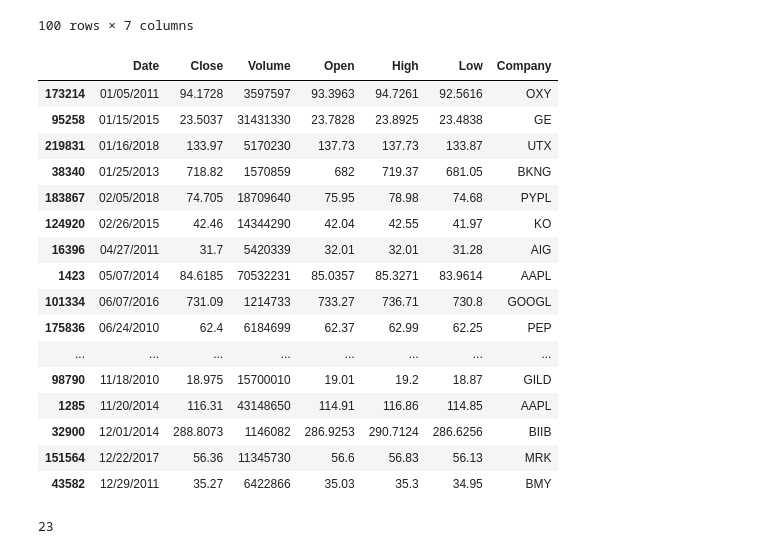
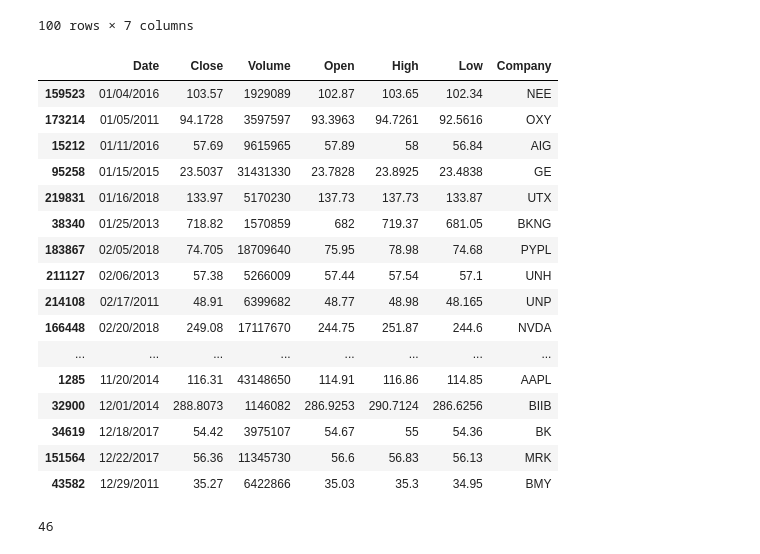
Before and after one commit to sfwtopoulos/stocks, a Jupyter notebook: Stocks.ipynb, the cells around one changed output. Saved outputs shown, nothing was run; the diff lists cells and outputs as text; code cells hidden in the pictures.

```diff
--- a/Stocks.ipynb
+++ b/Stocks.ipynb
@@ -108,31 +109,31 @@ dfstocks.head(100)
 | 20695 | 01/02/2014 | 115.795 | 2528751 | 114.36 | 116.19 | 114.06 | AMGN |
 100 rows × 7 columns
 # %%
-dfstocks_split = dfstocks.sample(frac=0.9999,random_state=200)
+dfstocks_split = dfstocks.sample(frac=0.9998,random_state=200)
 second_split=dfstocks.drop(dfstocks_split.index)
 second_split
 # %% [output]
 |  | Date | Close | Volume | Open | High | Low | Company |
+| 159523 | 01/04/2016 | 103.57 | 1929089 | 102.87 | 103.65 | 102.34 | NEE |
 | 173214 | 01/05/2011 | 94.1728 | 3597597 | 93.3963 | 94.7261 | 92.5616 | OXY |
+| 15212 | 01/11/2016 | 57.69 | 9615965 | 57.89 | 58 | 56.84 | AIG |
 | 95258 | 01/15/2015 | 23.5037 | 31431330 | 23.7828 | 23.8925 | 23.4838 | GE |
 | 219831 | 01/16/2018 | 133.97 | 5170230 | 137.73 | 137.73 | 133.87 | UTX |
 | 38340 | 01/25/2013 | 718.82 | 1570859 | 682 | 719.37 | 681.05 | BKNG |
 | 183867 | 02/05/2018 | 74.705 | 18709640 | 75.95 | 78.98 | 74.68 | PYPL |
-| 124920 | 02/26/2015 | 42.46 | 14344290 | 42.04 | 42.55 | 41.97 | KO |
-| 16396 | 04/27/2011 | 31.7 | 5420339 | 32.01 | 32.01 | 31.28 | AIG |
-| 1423 | 05/07/2014 | 84.6185 | 70532231 | 85.0357 | 85.3271 | 83.9614 | AAPL |
-| 101334 | 06/07/2016 | 731.09 | 1214733 | 733.27 | 736.71 | 730.8 | GOOGL |
-| 175836 | 06/24/2010 | 62.4 | 6184699 | 62.37 | 62.99 | 62.25 | PEP |
+| 211127 | 02/06/2013 | 57.38 | 5266009 | 57.44 | 57.54 | 57.1 | UNH |
+| 214108 | 02/17/2011 | 48.91 | 6399682 | 48.77 | 48.98 | 48.165 | UNP |
+| 166448 | 02/20/2018 | 249.08 | 17117670 | 244.75 | 251.87 | 244.6 | NVDA |
 | ... | ... | ... | ... | ... | ... | ... | ... |
-| 98790 | 11/18/2010 | 18.975 | 15700010 | 19.01 | 19.2 | 18.87 | GILD |
 | 1285 | 11/20/2014 | 116.31 | 43148650 | 114.91 | 116.86 | 114.85 | AAPL |
 | 32900 | 12/01/2014 | 288.8073 | 1146082 | 286.9253 | 290.7124 | 286.6256 | BIIB |
+| 34619 | 12/18/2017 | 54.42 | 3975107 | 54.67 | 55 | 54.36 | BK |
 | 151564 | 12/22/2017 | 56.36 | 11345730 | 56.6 | 56.83 | 56.13 | MRK |
 | 43582 | 12/29/2011 | 35.27 | 6422866 | 35.03 | 35.3 | 34.95 | BMY |
 # %%
 second_split.shape[0]
 # %% [output]
-23
+46
 # %%
 #Prepare Data
 def get_reg_train_test(timeseries,sequence_length):
```
Also changed, not shown: parts of 10 cells of this notebook.
